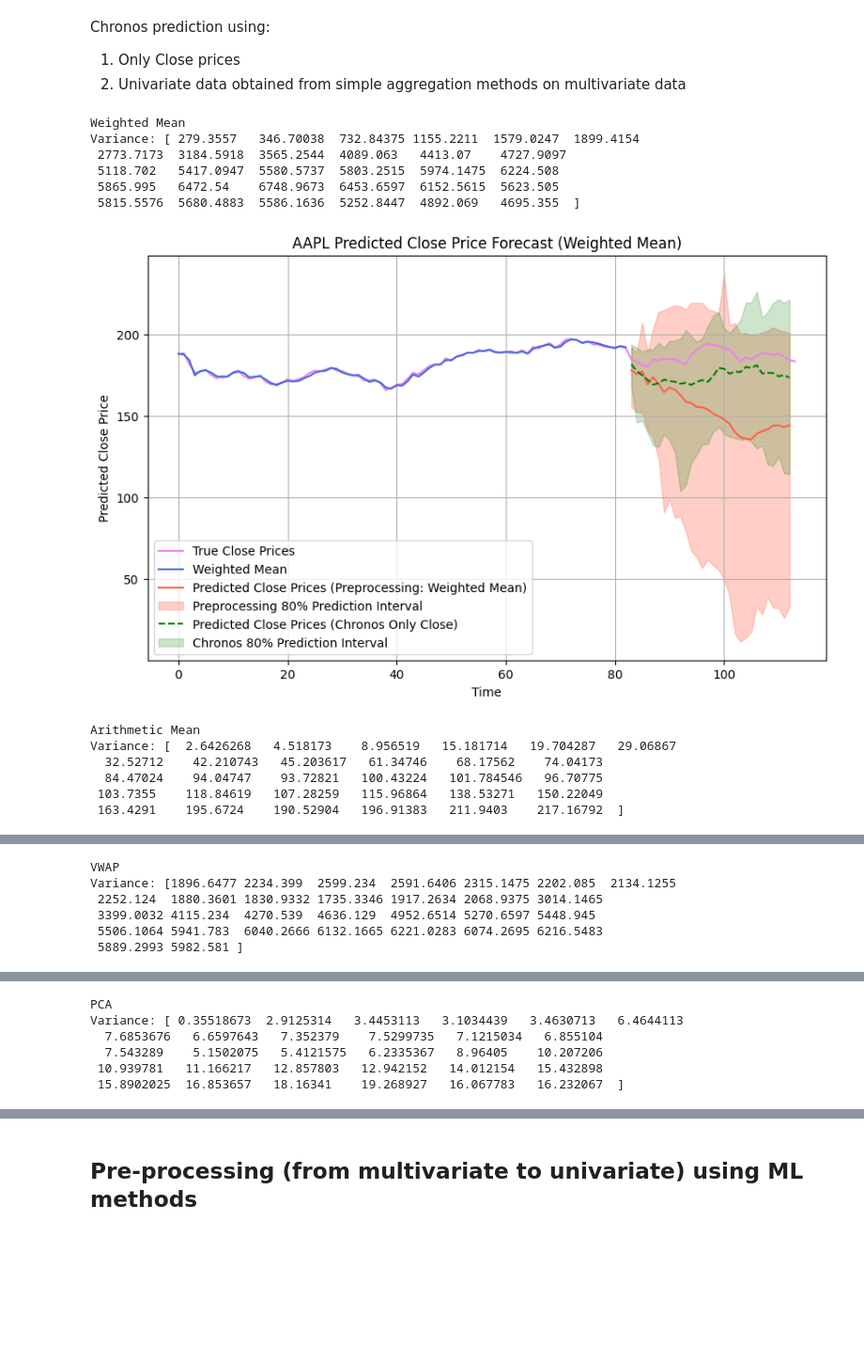
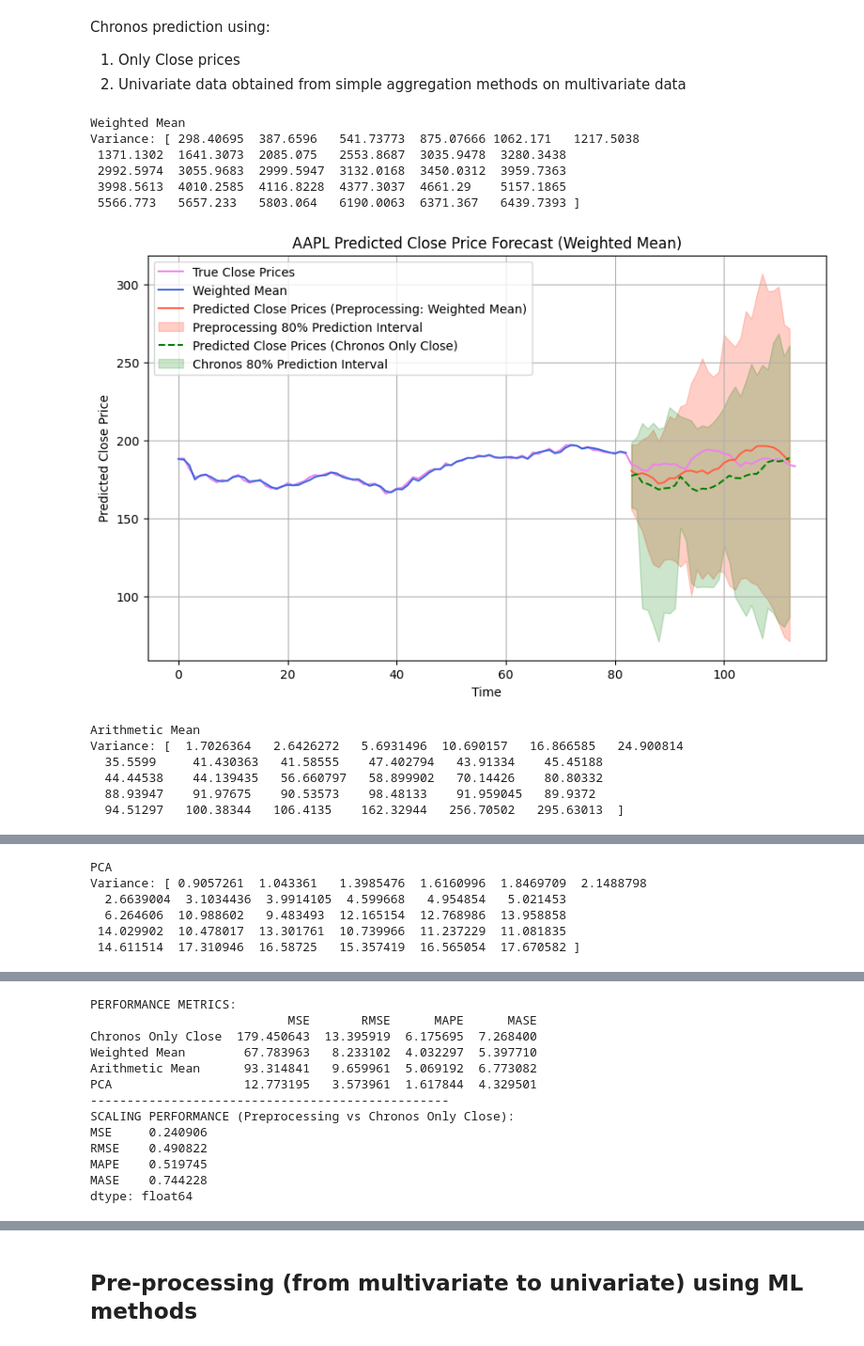
Before and after one commit to JackBstn/Chronos_multivariate, a Jupyter notebook: chronos_multivariate_preprocessing.ipynb, the cells around one changed output, grey strips where cells are left out. Shown at 94% size. Drawn from its saved outputs; the diff is of its cells as text; code cells hidden in the pictures; blank space fills up the shorter version.

Commit message:
Add reset_seed for reproducibility

```diff
--- a/chronos_multivariate_preprocessing.ipynb
+++ b/chronos_multivariate_preprocessing.ipynb
@@ -48,6 +48,15 @@ from sklearn.metrics import mean_squared_error
 from sklearn.linear_model import LinearRegression
 from sklearn.ensemble import RandomForestRegressor
 from sklearn.svm import SVR
+
+
+seed = 343124
+
+def reset_seed():
+    torch.manual_seed(seed)
+    if torch.cuda.is_available():
+        torch.cuda.manual_seed_all(seed)
+    np.random.seed(seed)
 # %% [markdown]
 ### Utils
 # %%
@@ -136,6 +133,8 @@ Chronos prediction using:
 1. Only Close prices
 2. Univariate data obtained from simple aggregation methods on multivariate data
 # %%
+reset_seed()  # For reproducibility
+
 # Dictionary to store metrics
 results = {}
 
@@ -151,13 +150,12 @@ mean_forecast_close = np.mean(forecast_close[0].numpy(), axis=0)
 
 # Compute metrics for Chronos (Close-only)
 actual_values = data_to_predict['Close'].values[:30] # True values for comparison
-results["Chronos Only Close"] = compute_metrics(actual_values, mean_forecast_close, data['Close'])
+results["Chronos Only Close"] = compute_metrics(actual_values, mean_forecast_close, data['Close'].values.reshape(-1))
 
 # Chronos prediction using preprocessing methods
 methods = {
     "Weighted Mean": aapl_combined,
     "Arithmetic Mean": aapl_mean,
-    "VWAP": aapl_vwap,
     "PCA": aapl_pca_series
 }
 
@@ -173,7 +171,7 @@ for title, close_prices in methods.items():
     variance_forecast = np.var(forecast[0].numpy(), axis=0)
 
     # Step 2: Compute metrics
-    results[title] = compute_metrics(actual_values, mean_forecast, close_prices.values)
+    results[title] = compute_metrics(actual_values, mean_forecast, close_prices.values.reshape(-1))
 
     # Step 3: Visualization
     print(f"{title}")
@@ -186,42 +184,42 @@ for title, close_prices in methods.items():
     # Predicted Close Prices using preprocessing methods
     plt.plot(forecast_index, mean_forecast, color="tomato", label=f"Predicted Close Prices (Preprocessing: {title})")
     plt.fill_between(forecast_index, low, high, color="tomato", alpha=0.3, label="Preprocessing 80% Prediction Interval")
 
     # Add Chronos-only Close prediction
     plt.plot(forecast_index_close, mean_forecast_close, color="green", linestyle="dashed",
             label="Predicted Close Prices (Chronos Only Close)")
     plt.fill_between(forecast_index_close, low_close, high_close, color="green", alpha=0.2, label="Chronos 80% Prediction Interval")
 
     plt.title(f"{symbol} Predicted Close Price Forecast ({title})")
     plt.xlabel("Time")
     plt.ylabel("Predicted Close Price")
     plt.legend()
     plt.grid()
     plt.savefig(f"{title.replace(' ', '_')}.png")
     plt.show()
 
 
 # Convert results to DataFrame
 results_df = pd.DataFrame(results).T
 print("PERFORMANCE METRICS:")
 print(results_df)
 
 # Compute relative performance
 relative_scores = agg_relative_score(results_df.iloc[1:], results_df.iloc[0])  # Exclude Chronos Only Close as baseline
 print("-------------------------------------------------")
 print("SCALING PERFORMANCE (Preprocessing vs Chronos Only Close):")
 print(relative_scores)
 # %% [output]
 Weighted Mean
-Variance: [ 279.3557   346.70038  732.84375 1155.2211  1579.0247  1899.4154
- 2773.7173  3184.5918  3565.2544  4089.063   4413.07    4727.9097
- 5118.702   5417.0947  5580.5737  5803.2515  5974.1475  6224.508
- 5865.995   6472.54    6748.9673  6453.6597  6152.5615  5623.505
- 5815.5576  5680.4883  5586.1636  5252.8447  4892.069   4695.355  ]
+Variance: [ 298.40695  387.6596   541.73773  875.07666 1062.171   1217.5038
+ 1371.1302  1641.3073  2085.075   2553.8687  3035.9478  3280.3438
+ 2992.5974  3055.9683  2999.5947  3132.0168  3450.0312  3959.7363
+ 3998.5613  4010.2585  4116.8228  4377.3037  4661.29    5157.1865
+ 5566.773   5657.233   5803.064   6190.0063  6371.367   6439.7393 ]
-[figure, old version]
+[figure, new version]
 Arithmetic Mean
-Variance: [  2.6426268   4.518173    8.956519   15.181714   19.704287   29.06867
-  32.52712    42.210743   45.203617   61.34746    68.17562    74.04173
-  84.47024    94.04747    93.72821   100.43224   101.784546   96.70775
- 103.7355    118.84619   107.28259   115.96864   138.53271   150.22049
- 163.4291    195.6724    190.52904   196.91383   211.9403    217.16792  ]
+Variance: [  1.7026364   2.6426272   5.6931496  10.690157   16.866585   24.900814
+  35.5599     41.430363   41.58555    47.402794   43.91334    45.45188
+  44.44538    44.139435   56.660797   58.899902   70.14426    80.80332
+  88.93947    91.97675    90.53573    98.48133    91.959045   89.9372
+  94.51297   100.38344   106.4135    162.32944   256.70502   295.63013  ]
@@ -229,6 +227,6 @@ Variance: [  2.6426268   4.518173    8.956519   15.181714   19.704287   29.06867
-VWAP
-Variance: [1896.6477 2234.399  2599.234  2591.6406 2315.1475 2202.085  2134.1255
- 2252.124  1880.3601 1830.9332 1735.3346 1917.2634 2068.9375 3014.1465
- 3399.0032 4115.234  4270.539  4636.129  4952.6514 5270.6597 5448.945
- 5506.1064 5941.783  6040.2666 6132.1665 6221.0283 6074.2695 6216.5483
- 5889.2993 5982.581 ]
+PCA
+Variance: [ 0.9057261  1.043361   1.3985476  1.6160996  1.8469709  2.1488798
+  2.6639004  3.1034436  3.9914105  4.599668   4.954854   5.021453
+  6.264606  10.988602   9.483493  12.165154  12.768986  13.958858
+ 14.029902  10.478017  13.301761  10.739966  11.237229  11.081835
+ 14.611514  17.310946  16.58725   15.357419  16.565054  17.670582 ]
@@ -236,6 +234,13 @@ Variance: [1896.6477 2234.399  2599.234  2591.6406 2315.1475 2202.085  2134.1255
-PCA
-Variance: [ 0.35518673  2.9125314   3.4453113   3.1034439   3.4630713   6.4644113
-  7.6853676   6.6597643   7.352379    7.5299735   7.1215034   6.855104
-  7.543289    5.1502075   5.4121575   6.2335367   8.96405    10.207206
- 10.939781   11.166217   12.857803   12.942152   14.012154   15.432898
- 15.8902025  16.853657   18.16341    19.268927   16.067783   16.232067  ]
+PERFORMANCE METRICS:
+                           MSE       RMSE      MAPE      MASE
+Chronos Only Close  179.450643  13.395919  6.175695  7.268400
+Weighted Mean        67.783963   8.233102  4.032297  5.397710
+Arithmetic Mean      93.314841   9.659961  5.069192  6.773082
+PCA                  12.773195   3.573961  1.617844  4.329501
+-------------------------------------------------
+SCALING PERFORMANCE (Preprocessing vs Chronos Only Close):
+MSE     0.240906
+RMSE    0.490822
+MAPE    0.519745
+MASE    0.744228
+dtype: float64
```
Also changed, not shown: parts of 7 cells of this notebook.
